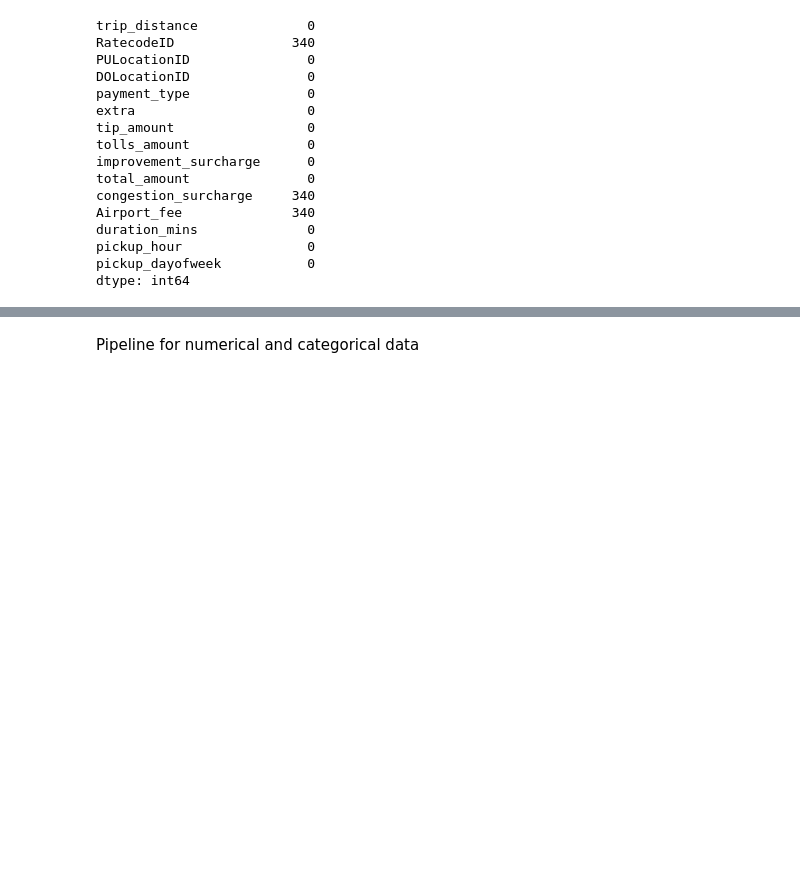
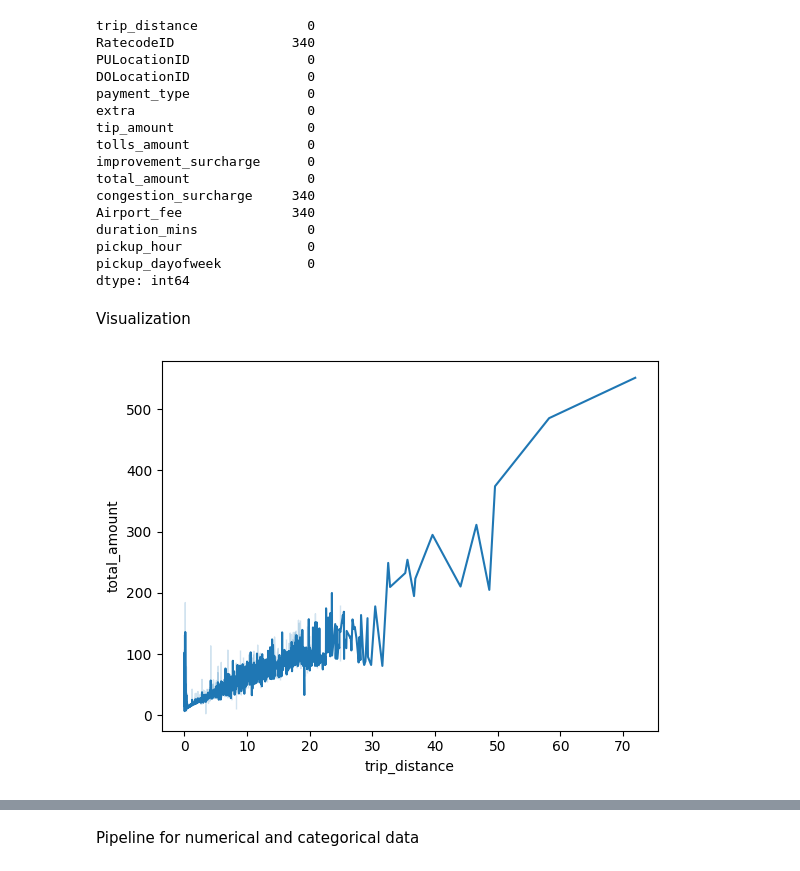
Before and after one commit to ShivamBirla-24/Algo8-Clone, a Jupyter notebook: 25ds3000046-kaggle-assignment1-notebook.ipynb, the cells around one changed output, grey strips where cells are left out. Cells and saved outputs as stored; diff of their text form; code cells hidden in the pictures; blank space fills up the shorter version.

```diff
--- a/25ds3000046-kaggle-assignment1-notebook.ipynb
+++ b/25ds3000046-kaggle-assignment1-notebook.ipynb
@@ -243,3 +245,14 @@ duration_mins              0
 pickup_hour                0
 pickup_dayofweek           0
 dtype: int64
+# %% [markdown]
+Visualization
+# %%
+import seaborn as sns
+import matplotlib.pyplot as plt
+sns.lineplot(x='trip_distance', y='total_amount', data=train_processed)
+
+# Show the plot
+plt.show()
+# %% [output]
+[figure, added]
```
Also changed, not shown: parts of 14 cells of this notebook.
